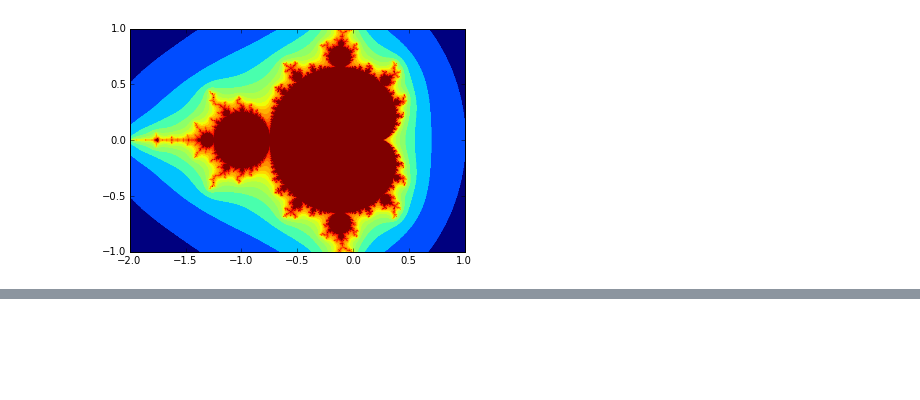
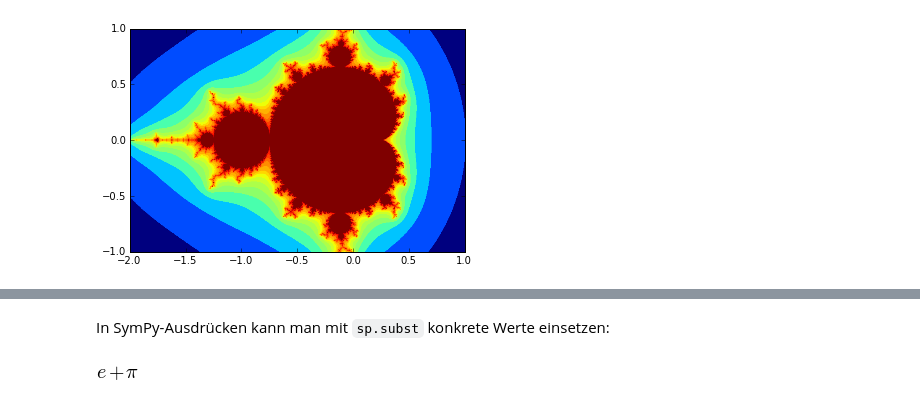
Before and after one commit to hrenkap/scipy_workshop, a Jupyter notebook: Workshop1.ipynb, the cells around one changed output, grey strips where cells are left out. Saved outputs shown, nothing was run; the diff lists cells and outputs as text; code cells hidden in the pictures; blank space fills up the shorter version.

```diff
--- a/Workshop1.ipynb
+++ b/Workshop1.ipynb
@@ -249,0 +275,7 @@ plt.imshow(num, extent=(-2,1,-1,1));
+# %% [markdown]
+In SymPy-Ausdrücken kann man mit `sp.subst` konkrete Werte einsetzen:
+# %%
+valDict = dict(a=sp.pi, b=sp.E)
+(a+b).subs(valDict)
+# %% [output]
+[figure, added]
```
Also changed, not shown: parts of 10 cells of this notebook.
